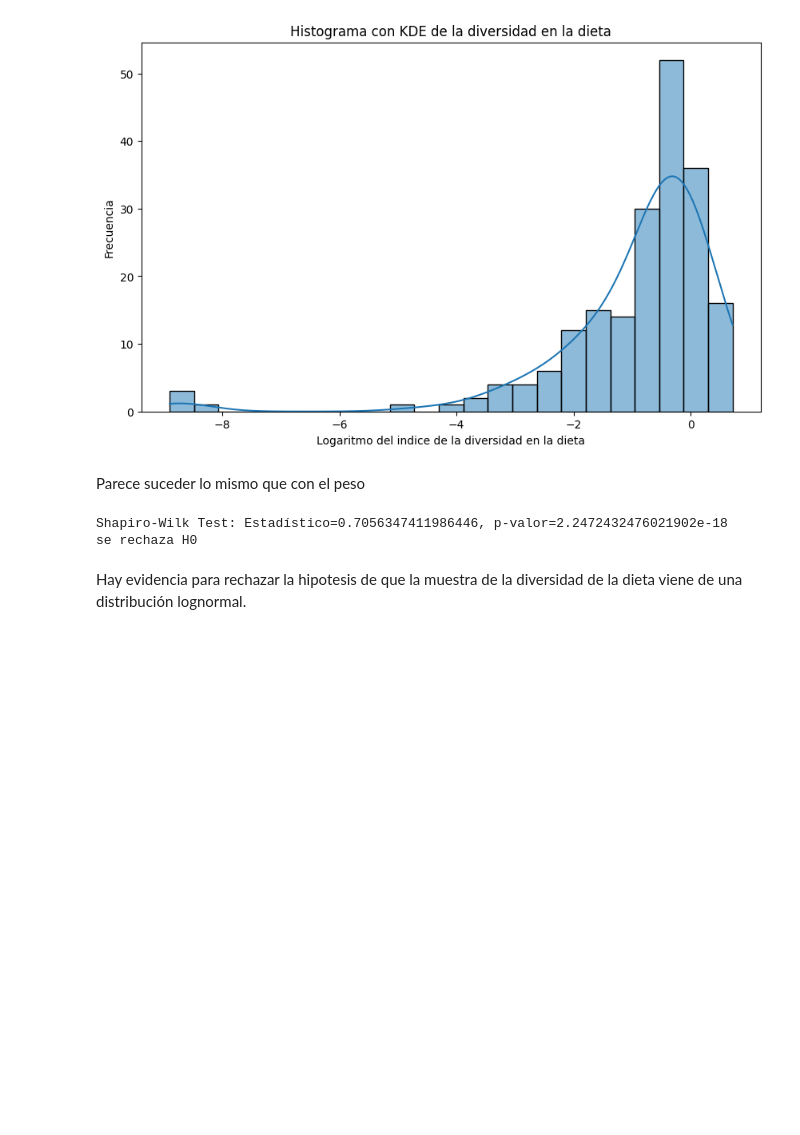
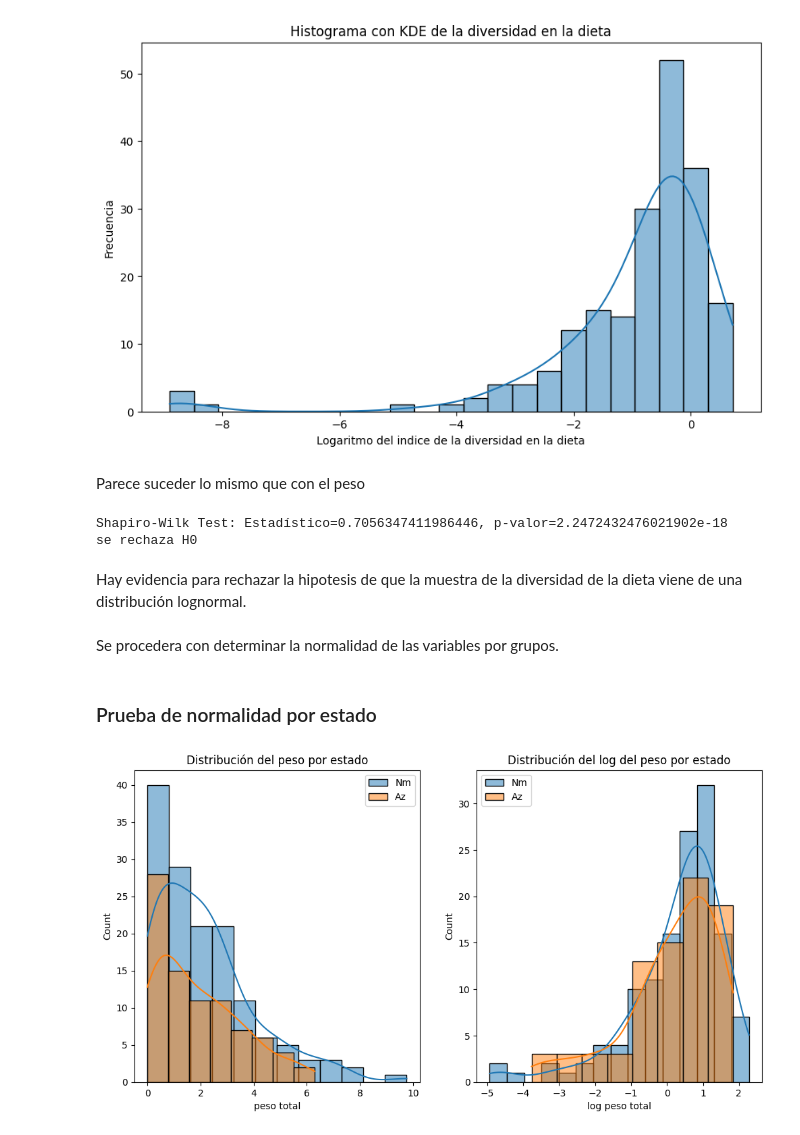
Before and after one commit to fofojaramillo/codornices-proyecto, a Jupyter notebook: t-tets.ipynb, the cells around one changed output. Drawn from its saved outputs; the diff is of its cells as text; code cells hidden in the pictures; blank space fills up the shorter version.

Commit message:
Pruebas de de normalidad por grupos - pruebas no parametricas

```diff
--- a/t-tets.ipynb
+++ b/t-tets.ipynb
@@ -109,3 +109,78 @@ Shapiro-Wilk Test: Estadístico=0.7056347411986446, p-valor=2.2472432476021902e-
 se rechaza H0
 # %% [markdown]
 Hay evidencia para rechazar la hipotesis de que la muestra de la diversidad de la dieta viene de una distribución lognormal.
+# %% [markdown]
+Se procedera con determinar la normalidad de las variables por grupos.
+# %%
+#Agregamos columnas con el log de las variables de interes
+data['log peso total'] = np.log(data['peso total'])
+data['log hcrop'] = np.log(data['hcrop'])
+# %% [markdown]
+### Prueba de normalidad por estado
+# %%
+az= data[data['estado'] == 'AZ']
+nm = data[data['estado'] == 'NM']
+
+plt.figure(figsize = (12,6))
+plt.subplot(1, 2, 1)
+sns.histplot(nm['peso total'], kde=True, label = 'Nm')
+sns.histplot(az['peso total'], kde=True, label = 'Az')
+plt.title(f'Distribución del peso por estado')
+plt.legend()
+
+plt.subplot(1, 2, 2)
+sns.histplot(nm['log peso total'], kde=True, label = 'Nm')
+sns.histplot(az['log peso total'], kde=True, label = 'Az')
+plt.title(f'Distribución del log del peso por estado')
+plt.legend()
+
+plt.show()
+
+print('**************************************************************************************************************************')
+print('Prueba de normalidad para el grupo Az')
+print('--------------------------------------------------------------------------------------------------------------------------')
+print('Peso total del buche')
+peso_az = az['peso total']
+stat, p_value = stats.shapiro(peso_az)
+print(f"Shapiro-Wilk Test: Estadístico={stat}, p-valor={p_value}")
+# Interpretación del p-valor
+if p_value > 0.05:
+    print("no se rechaza H0, NO hay evidencia para rechazar la hipotesis de que la distrución de donde viene la muestra es normal")
+else:
+    print("se rechaza H0, hay evidencia para rechazar la hipotesis de que la distrución de donde viene la muestra es normal")
+
+print('Log del peso total del buche')
+peso_az = az['log peso total'].replace(float('-inf'), pd.NA).dropna()
+stat, p_value = stats.shapiro(peso_az)
+print(f"Shapiro-Wilk Test: Estadístico={stat}, p-valor={p_value}")
+# Interpretación del p-valor
+if p_value > 0.05:
+    print("no se rechaza H0, NO hay evidencia para rechazar la hipotesis de que la distrución de donde viene la muestra es normal")
+else:
+    print("se rechaza H0, hay evidencia para rechazar la hipotesis de que la distrución de donde viene la muestra es normal")
+
+print('**************************************************************************************************************************')
+print('Prueba de normalidad para el grupo Nm')
+print('--------------------------------------------------------------------------------------------------------------------------')
+print('Peso total del buche')
+peso_nm = nm['peso total']
+stat, p_value = stats.shapiro(peso_nm)
+print(f"Shapiro-Wilk Test: Estadístico={stat}, p-valor={p_value}")
+# Interpretación del p-valor
+if p_value > 0.05:
+    print("no se rechaza H0, NO hay evidencia para rechazar la hipotesis de que la distrución de donde viene la muestra es normal")
+else:
+    print("se rechaza H0, hay evidencia para rechazar la hipotesis de que la distrución de donde viene la muestra es normal")
+
+print('Log del peso total del buche')
+peso_nm = nm['log peso total'].replace(float('-inf'), pd.NA).dropna()
+stat, p_value = stats.shapiro(peso_nm)
+print(f"Shapiro-Wilk Test: Estadístico={stat}, p-valor={p_value}")
+
+# Interpretación del p-valor
+if p_value > 0.05:
+    print("no se rechaza H0, NO hay evidencia para rechazar la hipotesis de que la distrución de donde viene la muestra es normal")
+else:
+    print("se rechaza H0, hay evidencia para rechazar la hipotesis de que la distrución de donde viene la muestra es normal")
+# %% [output]
+[figure, added]
```
Also changed, not shown: parts of 20 cells of this notebook.
